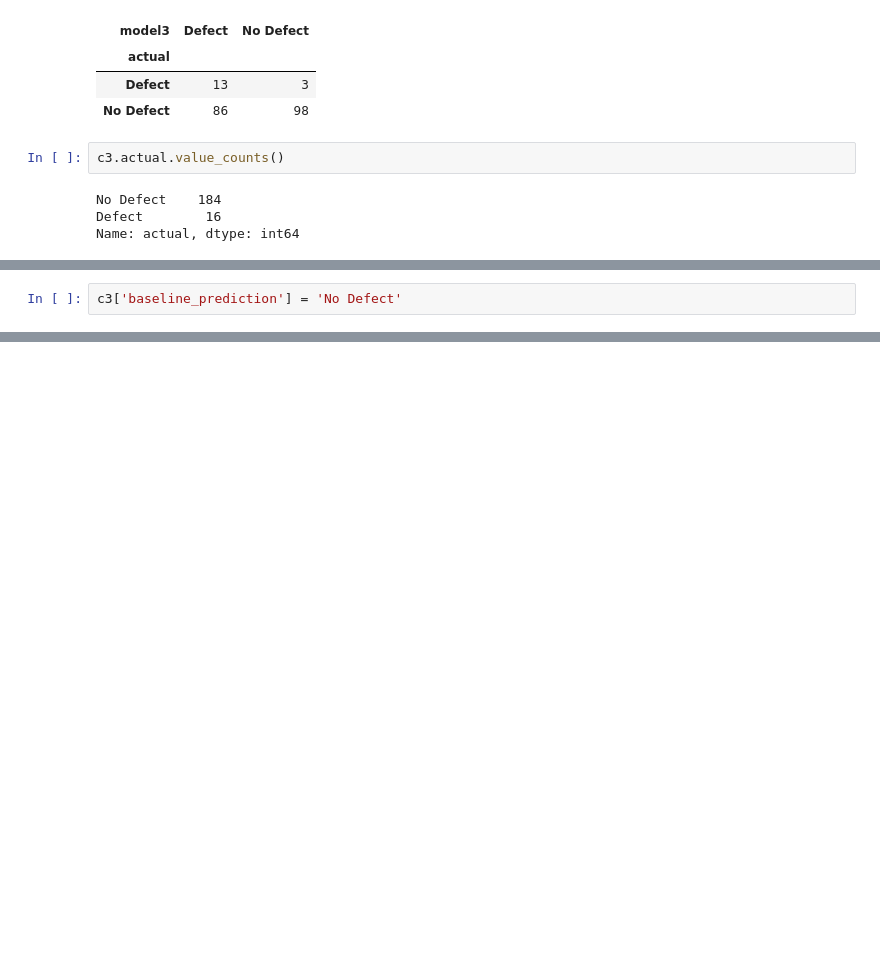
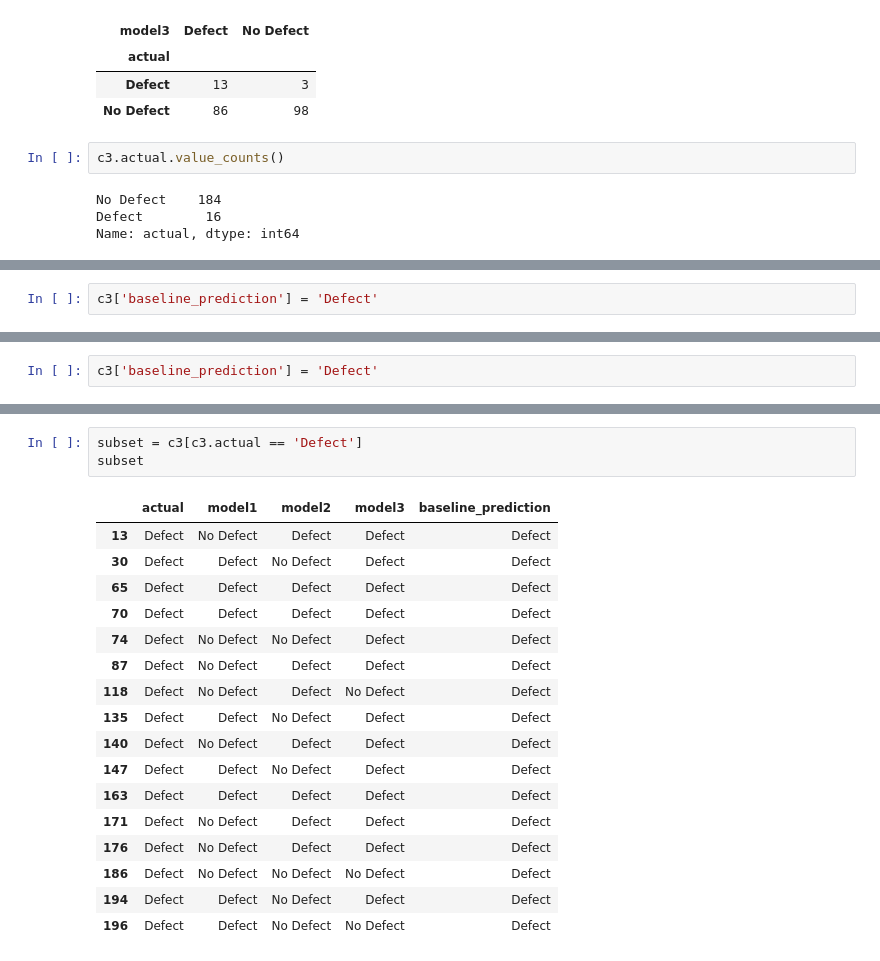
Before and after one commit to DBerchelmann/classification-exercises, a Jupyter notebook: model_evaluation.ipynb, the cells around one changed output, grey strips where cells are left out. Drawn from its saved outputs; the diff is of its cells as text; blank space fills up the shorter version.

```diff
--- a/model_evaluation.ipynb
+++ b/model_evaluation.ipynb
@@ -70,3 +76,3 @@ Name: actual, dtype: int64
 # %%
-c3['baseline_prediction'] = 'No Defect'
+c3['baseline_prediction'] = 'Defect'
 # %%
@@ -80,0 +120,2 @@ baseline accuracy: 92.00%
+# %%
+c3['baseline_prediction'] = 'Defect'
@@ -80,0 +135,21 @@ baseline accuracy: 92.00%
+# %%
+subset = c3[c3.actual == 'Defect']
+subset
+# %% [output]
+|  | actual | model1 | model2 | model3 | baseline_prediction |
+| 13 | Defect | No Defect | Defect | Defect | Defect |
+| 30 | Defect | Defect | No Defect | Defect | Defect |
+| 65 | Defect | Defect | Defect | Defect | Defect |
+| 70 | Defect | Defect | Defect | Defect | Defect |
+| 74 | Defect | No Defect | No Defect | Defect | Defect |
+| 87 | Defect | No Defect | Defect | Defect | Defect |
+| 118 | Defect | No Defect | Defect | No Defect | Defect |
+| 135 | Defect | Defect | No Defect | Defect | Defect |
+| 140 | Defect | No Defect | Defect | Defect | Defect |
+| 147 | Defect | Defect | No Defect | Defect | Defect |
+| 163 | Defect | Defect | Defect | Defect | Defect |
+| 171 | Defect | No Defect | Defect | Defect | Defect |
+| 176 | Defect | No Defect | Defect | Defect | Defect |
+| 186 | Defect | No Defect | No Defect | No Defect | Defect |
+| 194 | Defect | Defect | No Defect | Defect | Defect |
+| 196 | Defect | Defect | No Defect | No Defect | Defect |
```
Also changed, not shown: parts of 29 cells of this notebook.
